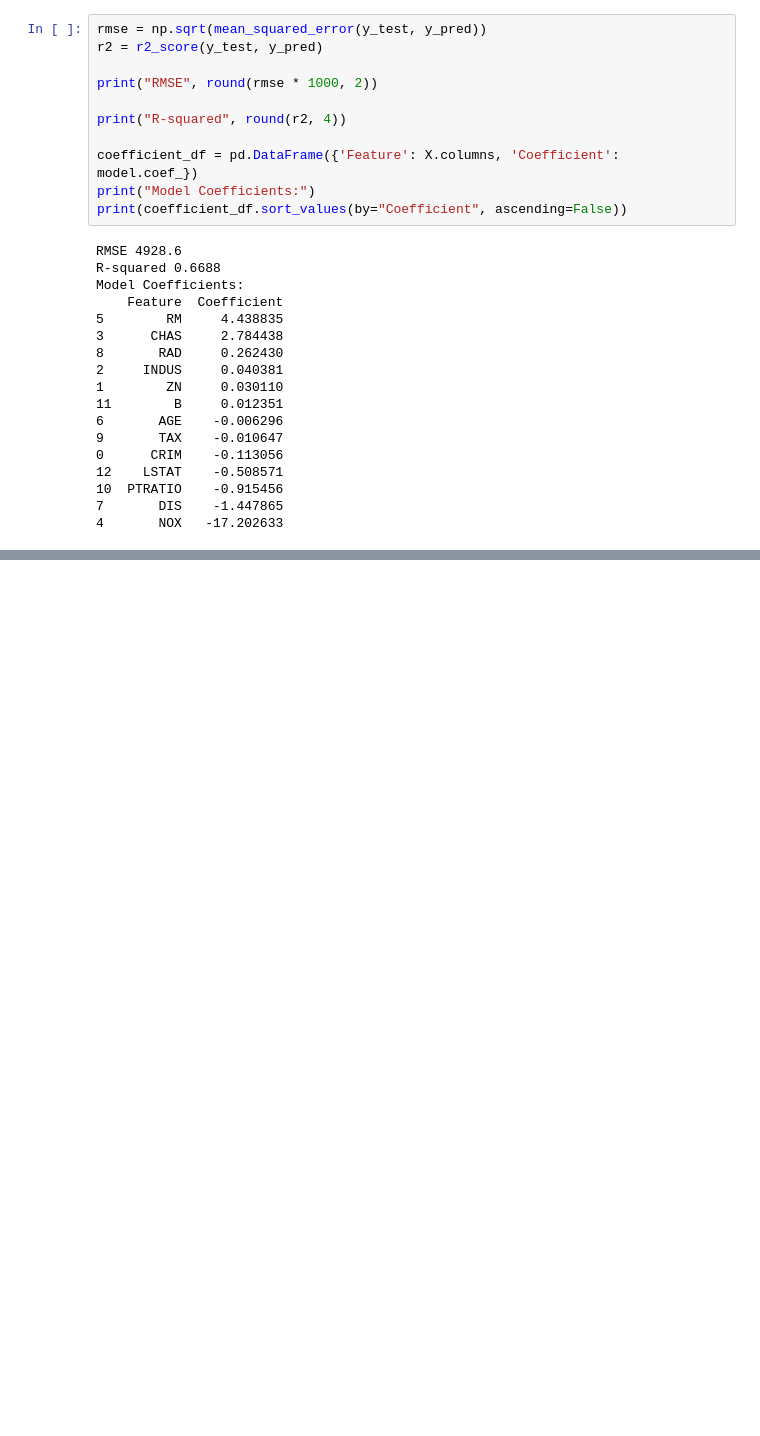
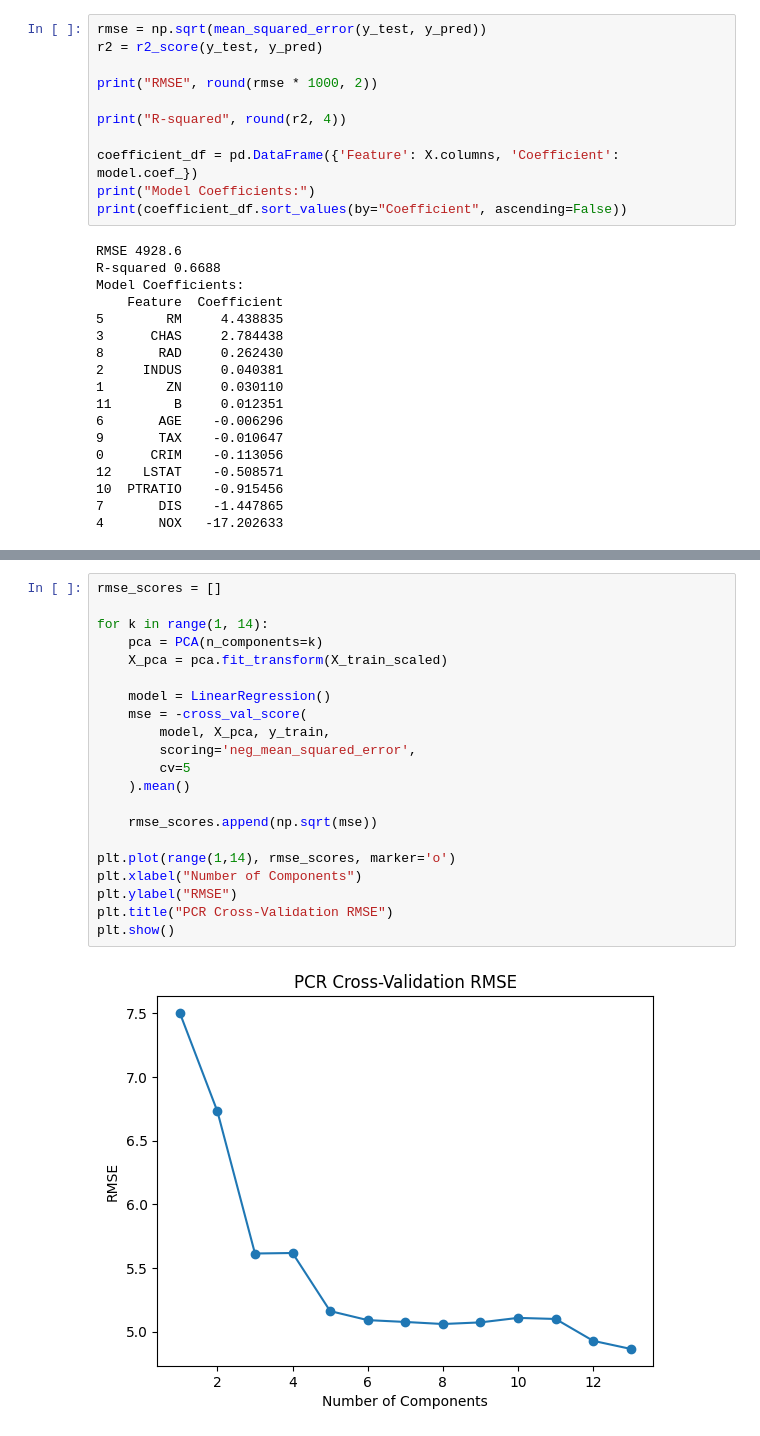
Before and after one commit to kenzodebola/Boston-Housing-Analysis, a Jupyter notebook: Boston_Dataset_ML.ipynb, the cells around one changed output, grey strips where cells are left out. Cells and saved outputs as stored; diff of their text form; blank space fills up the shorter version.

```diff
--- a/Boston_Dataset_ML.ipynb
+++ b/Boston_Dataset_ML.ipynb
@@ -223,0 +587,23 @@ Model Coefficients:
+# %%
+rmse_scores = []
+
+for k in range(1, 14):
+    pca = PCA(n_components=k)
+    X_pca = pca.fit_transform(X_train_scaled)
+
+    model = LinearRegression()
+    mse = -cross_val_score(
+        model, X_pca, y_train,
+        scoring='neg_mean_squared_error',
+        cv=5
+    ).mean()
+
+    rmse_scores.append(np.sqrt(mse))
+
+plt.plot(range(1,14), rmse_scores, marker='o')
+plt.xlabel("Number of Components")
+plt.ylabel("RMSE")
+plt.title("PCR Cross-Validation RMSE")
+plt.show()
+# %% [output]
+[figure, added]
```
Also changed, not shown: parts of 30 cells of this notebook.
